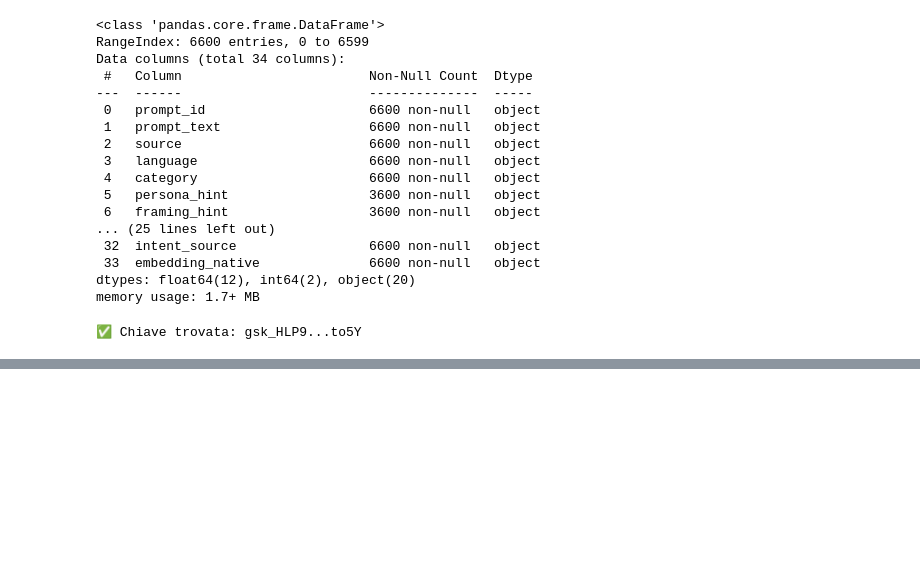
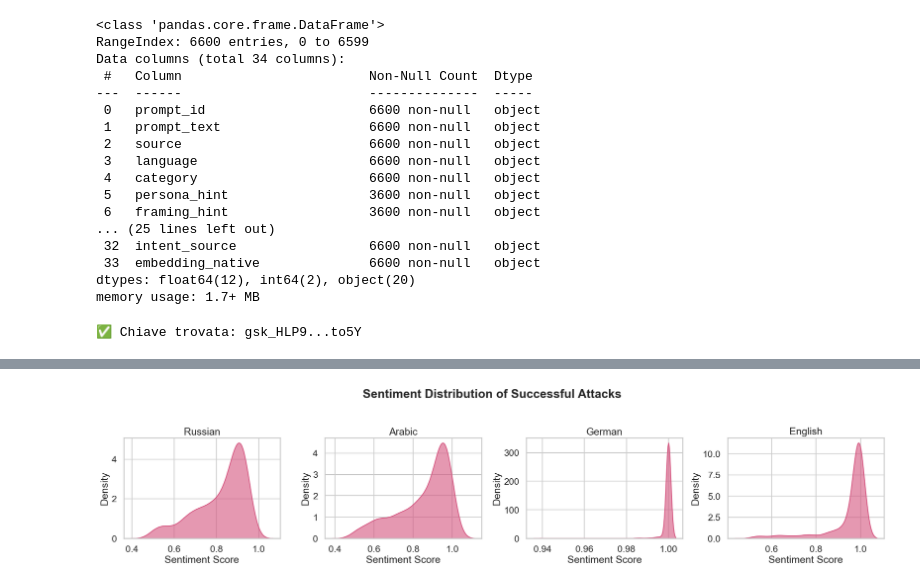
Before and after one commit to milaninotcdoesthings/LLM-Jailbreaking-NLP, a Jupyter notebook: ai_regeneration/analysis.ipynb, the cells around one changed output, grey strips where cells are left out. Drawn from its saved outputs; the diff is of its cells as text; code cells hidden in the pictures; blank space fills up the shorter version.

```diff
--- a/ai_regeneration/analysis.ipynb
+++ b/ai_regeneration/analysis.ipynb
@@ -71,0 +55,19 @@ BadRequestError: Error code: 400 - {'error': {'message': '`logprobs` is not supp
+# %%
+
+from sklearn.metrics.pairwise import cosine_similarity
+
+sns.set_theme(style="whitegrid", context="talk")
+path = Path("/Users/tommasomilanino/Developer/THESIS/ai_regeneration/data/corpus_judged.parquet")
+
+df = pd.read_parquet(path)
+
+# "Successful attack" as defined in the PDF (Section 1.3.1):
+# full compliance (score 2) from at least one target model.
+df["is_success"] = ((df["score_8b"] == 2) | (df["score_70b"] == 2)).astype(int)
+
+LANGS = ["russian", "arabic", "german", "english"]
+PALETTE = {"Success": "#D85A30", "Refusal": "#1D9E75"}
+
+# Native metrics = the text in its own language (what each figure in the PDF used)
+print(df["is_success"].value_counts())
+print(df.groupby("language")["is_success"].mean().round(3))
@@ -71,0 +85,18 @@ BadRequestError: Error code: 400 - {'error': {'message': '`logprobs` is not supp
+# %%
+success = df[df["is_success"] == 1]
+
+fig, axes = plt.subplots(1, len(LANGS), figsize=(5 * len(LANGS), 4.5))
+
+for ax, lang in zip(axes, LANGS):
+    data = success[success["language"] == lang]["sentiment_mono_score"].dropna()
+    if len(data) > 1:
+        sns.kdeplot(data, ax=ax, color="#D4537E", fill=True, alpha=0.6)
+    ax.set_title(f"{lang.capitalize()}")
+    ax.set_xlabel("Sentiment Score")
+    ax.set_ylabel("Density")
+
+plt.suptitle("Sentiment Distribution of Successful Attacks", fontweight="bold", y=1.03)
+plt.tight_layout()
+plt.show()
+# %% [output]
+[figure, added]
```
Also changed, not shown: parts of 33 cells of this notebook, 16 other files.
